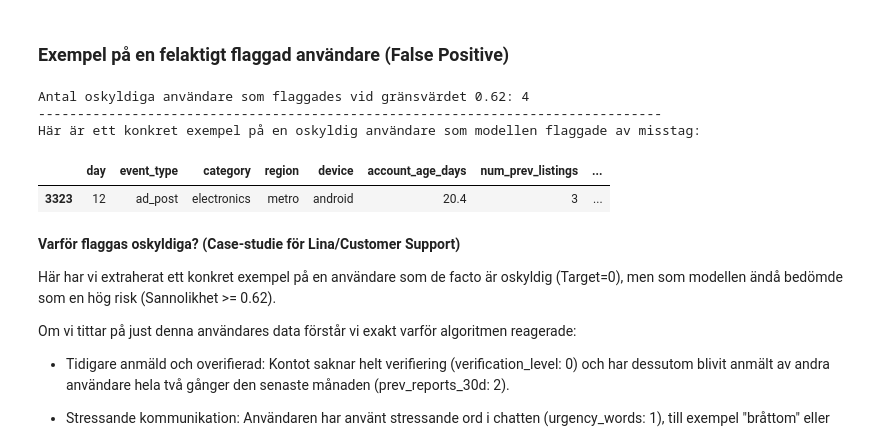
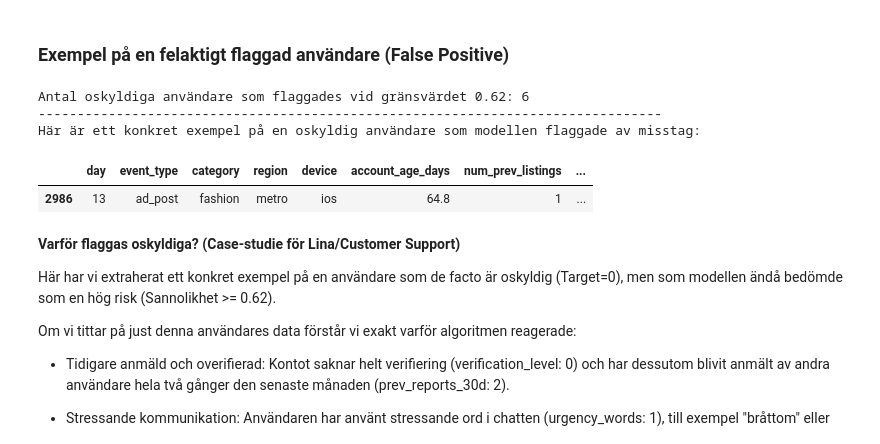
Before and after one commit to MarcusMorlock/Machine-Learning_Grupp4, a Jupyter notebook: report.ipynb, the cells around one changed output. Drawn from its saved outputs; the diff is of its cells as text; code cells hidden in the pictures.

```diff
--- a/report.ipynb
+++ b/report.ipynb
@@ -345,6 +345,6 @@ Eftersom kundtjänst (Lina) har ett tydligt kravkort: "Fokus är beslut utifrån
 # %% [markdown]
 ### Utvärdering av olika tröskelvärden (Thresholds)
 # %%
-test_proba = best_tunned_model.predict_proba(X_test)[:, 1]
+test_proba = best_tunned_model.predict_proba(X_train)[:, 1]
 print("Antal sannolikheter för testdata:", len(test_proba))
 # %% [output]
@@ -444,21 +450,21 @@ Notera: Tröskelvärde 0.62 är vår primära rekommendation. Denna Top-10 lista
 # %%
 vald_threshold = 0.62
 
-oskyldiga_mask = (y_test == 0)
+oskyldiga_mask = (y_train == 0)
 flaggade_mask = (test_proba >= vald_threshold)
-falska_positiva = X_test[oskyldiga_mask & flaggade_mask]
+falska_positiva = X_train[oskyldiga_mask & flaggade_mask]
 
 print(f"Antal oskyldiga användare som flaggades vid gränsvärdet {vald_threshold}: {len(falska_positiva)}")
 print("-" * 80)
 print("Här är ett konkret exempel på en oskyldig användare som modellen flaggade av misstag:")
 
 display(falska_positiva.head(1))
 # %% [output]
-Antal oskyldiga användare som flaggades vid gränsvärdet 0.62: 4
+Antal oskyldiga användare som flaggades vid gränsvärdet 0.62: 6
 --------------------------------------------------------------------------------
 Här är ett konkret exempel på en oskyldig användare som modellen flaggade av misstag:
 |  | day | event_type | category | region | device | account_age_days | num_prev_listings | ... |
-| 3323 | 12 | ad_post | electronics | metro | android | 20.4 | 3 | ... |
+| 2986 | 13 | ad_post | fashion | metro | ios | 64.8 | 1 | ... |
 # %% [markdown]
 **Varför flaggas oskyldiga? (Case-studie för Lina/Customer Support)**
 
```
Also changed, not shown: parts of 5 cells of this notebook, 1 other file.
